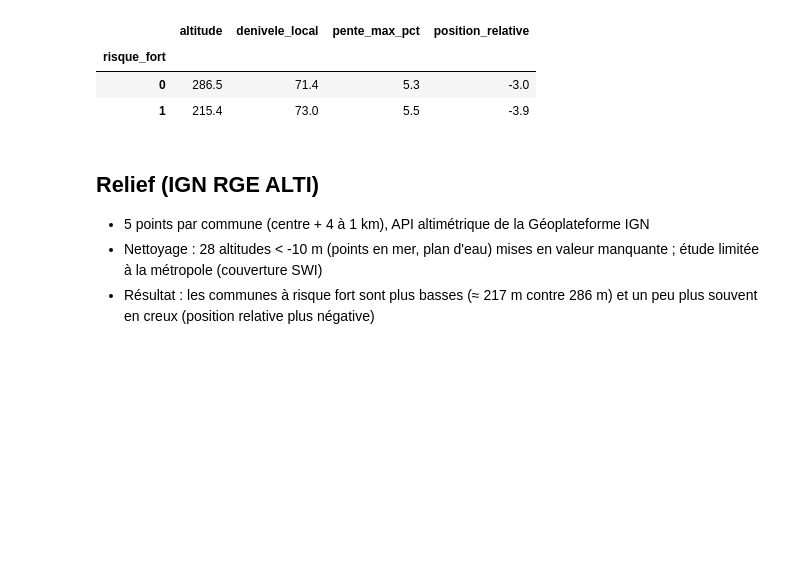
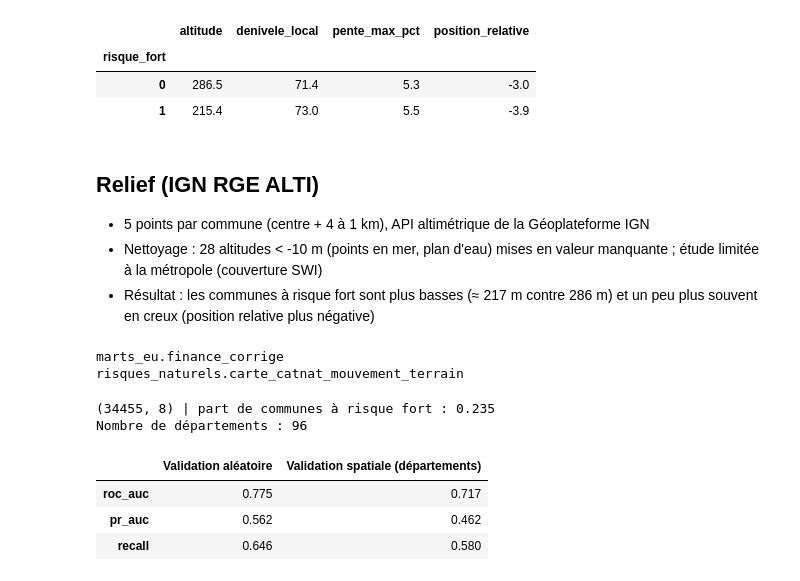
Before and after one commit to Asma-Iam/hydraxai-france, a Jupyter notebook: notebooks/01_exploration_catnat.ipynb, the cells around one changed output. Saved outputs shown, nothing was run; the diff lists cells and outputs as text; code cells hidden in the pictures; blank space fills up the shorter version.

```diff
--- a/notebooks/01_exploration_catnat.ipynb
+++ b/notebooks/01_exploration_catnat.ipynb
@@ -560,3 +560,71 @@ max      3089.8          1372.9          103.9              357.7
 - Résultat : les communes à risque fort sont plus basses (≈ 217 m contre 286 m) et un peu plus souvent en creux (position relative plus négative)
 # %%
 df.to_parquet("../data/communes_cible_swi_relief.parquet", index=False)
+# %%
+# Chercher les tables liées à la pluie ou à la météo
+mots = ["pluie", "precip", "rr", "meteo", "sim", "rain"]
+for ds in client.list_datasets():
+    for t in client.list_tables(ds.dataset_id):
+        nom = t.table_id.lower()
+        if any(m in nom for m in mots):
+            print(f"{ds.dataset_id}.{t.table_id}")
+# %% [output]
+marts_eu.finance_corrige
+risques_naturels.carte_catnat_mouvement_terrain
+# %%
+import pandas as pd
+import numpy as np
+from xgboost import XGBClassifier
+from sklearn.model_selection import GroupKFold, StratifiedKFold, cross_validate
+
+# Charger la table préparée dans le notebook 01
+df = pd.read_parquet("../data/communes_cible_swi_relief.parquet")
+
+features = ["swi_moyen", "swi_max", "swi_p90", "part_mois_sature",
+            "altitude", "denivele_local", "pente_max_pct", "position_relative"]
+X = df[features]
+y = df["risque_fort"]
+
+# Le département sert de groupe pour la validation spatiale
+groups = df["codeDepartement"].fillna(df["code_commune"].str[:2])
+
+print(X.shape, "| part de communes à risque fort :", round(y.mean(), 3))
+print("Nombre de départements :", groups.nunique())
+# %% [output]
+(34455, 8) | part de communes à risque fort : 0.235
+Nombre de départements : 96
+# %%
+# Poids de la classe rare (environ 3,2)
+poids = (y == 0).sum() / (y == 1).sum()
+
+model = XGBClassifier(
+    n_estimators=300,       # nombre d'arbres
+    max_depth=4,            # profondeur de chaque arbre
+    learning_rate=0.05,     # vitesse d'apprentissage
+    subsample=0.8,          # chaque arbre voit 80 % des communes
+    colsample_bytree=0.8,   # chaque arbre voit 80 % des variables
+    scale_pos_weight=poids, # compense le déséquilibre 76 % / 24 %
+    eval_metric="logloss",
+    random_state=42,
+)
+
+scoring = {"roc_auc": "roc_auc", "pr_auc": "average_precision", "recall": "recall"}
+
+# Validation aléatoire (souvent trop optimiste)
+res_alea = cross_validate(model, X, y, scoring=scoring,
+                          cv=StratifiedKFold(n_splits=5, shuffle=True, random_state=42))
+
+# Validation spatiale : test sur des départements jamais vus
+res_spatial = cross_validate(model, X, y, scoring=scoring, groups=groups,
+                             cv=GroupKFold(n_splits=5))
+
+resultats = pd.DataFrame({
+    "Validation aléatoire": {k: res_alea[f"test_{k}"].mean() for k in scoring},
+    "Validation spatiale (départements)": {k: res_spatial[f"test_{k}"].mean() for k in scoring},
+}).round(3)
+resultats
+# %% [output]
+|  | Validation aléatoire | Validation spatiale (départements) |
+| roc_auc | 0.775 | 0.717 |
+| pr_auc | 0.562 | 0.462 |
+| recall | 0.646 | 0.580 |
```
Also changed, not shown: parts of 3 cells of this notebook, 1 other file.
